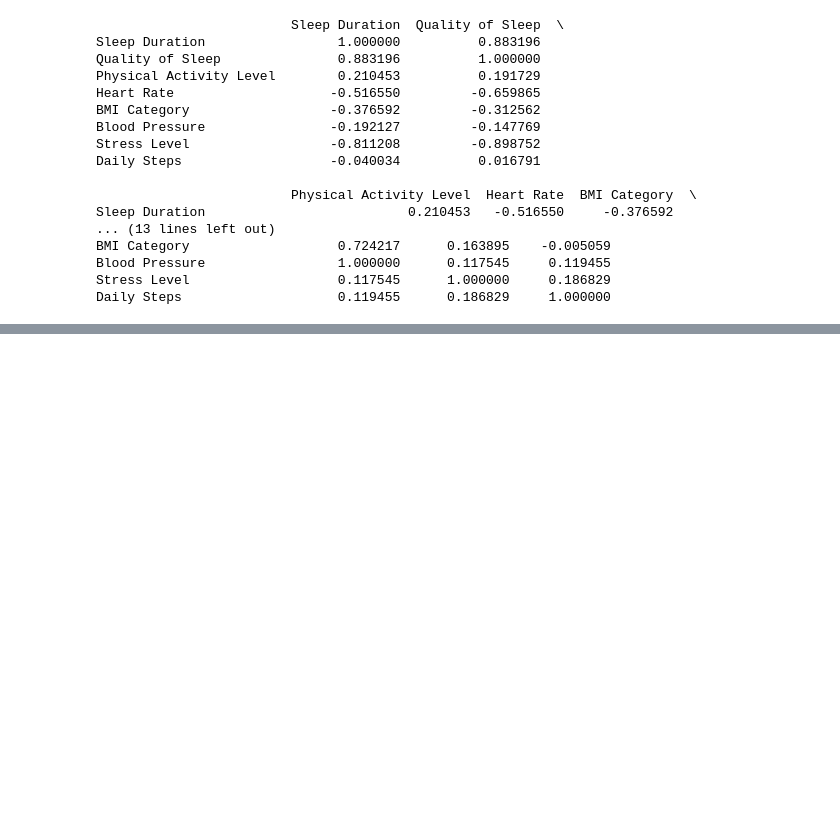
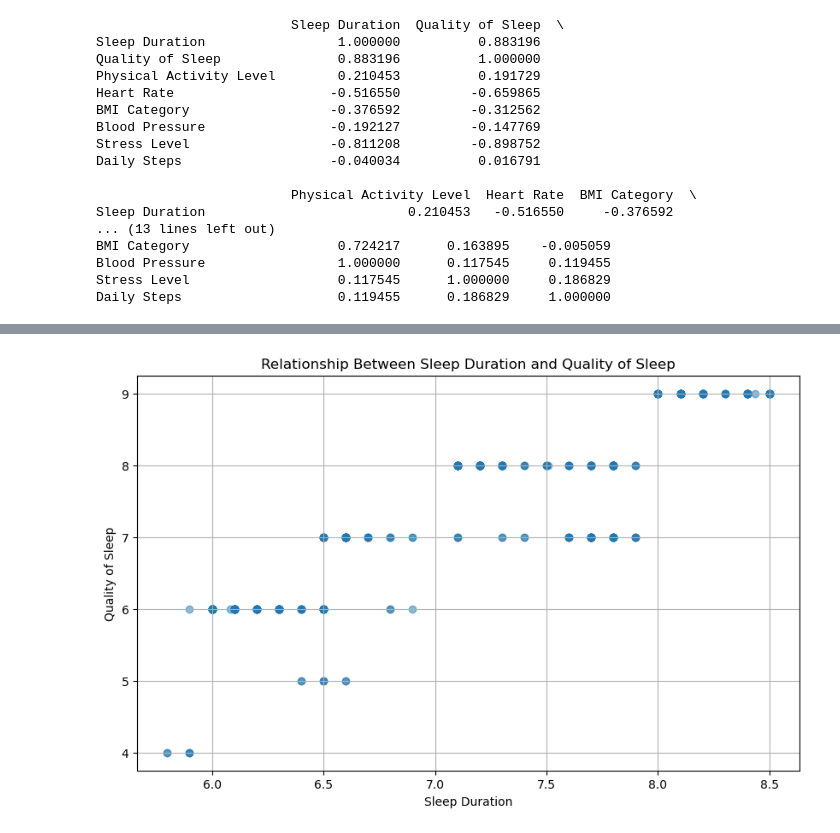
Before and after one commit to FrederickAlmeida/Data-Science-Project, a Jupyter notebook: exploratory_analysis.ipynb, the cells around one changed output, grey strips where cells are left out. Drawn from its saved outputs; the diff is of its cells as text; code cells hidden in the pictures; blank space fills up the shorter version.

```diff
--- a/exploratory_analysis.ipynb
+++ b/exploratory_analysis.ipynb
@@ -471,0 +478,10 @@ A matriz de correlação gerada fornece informações sobre a força e a direç
+# %%
+plt.figure(figsize=(10, 6))
+plt.scatter(dataframe['Sleep Duration'], dataframe['Quality of Sleep'], alpha=0.5)
+plt.title('Relationship Between Sleep Duration and Quality of Sleep')
+plt.xlabel('Sleep Duration')
+plt.ylabel('Quality of Sleep')
+plt.grid(True)
+plt.show()
+# %% [output]
+[figure, added]
```
Also changed, not shown: parts of 27 cells of this notebook.
